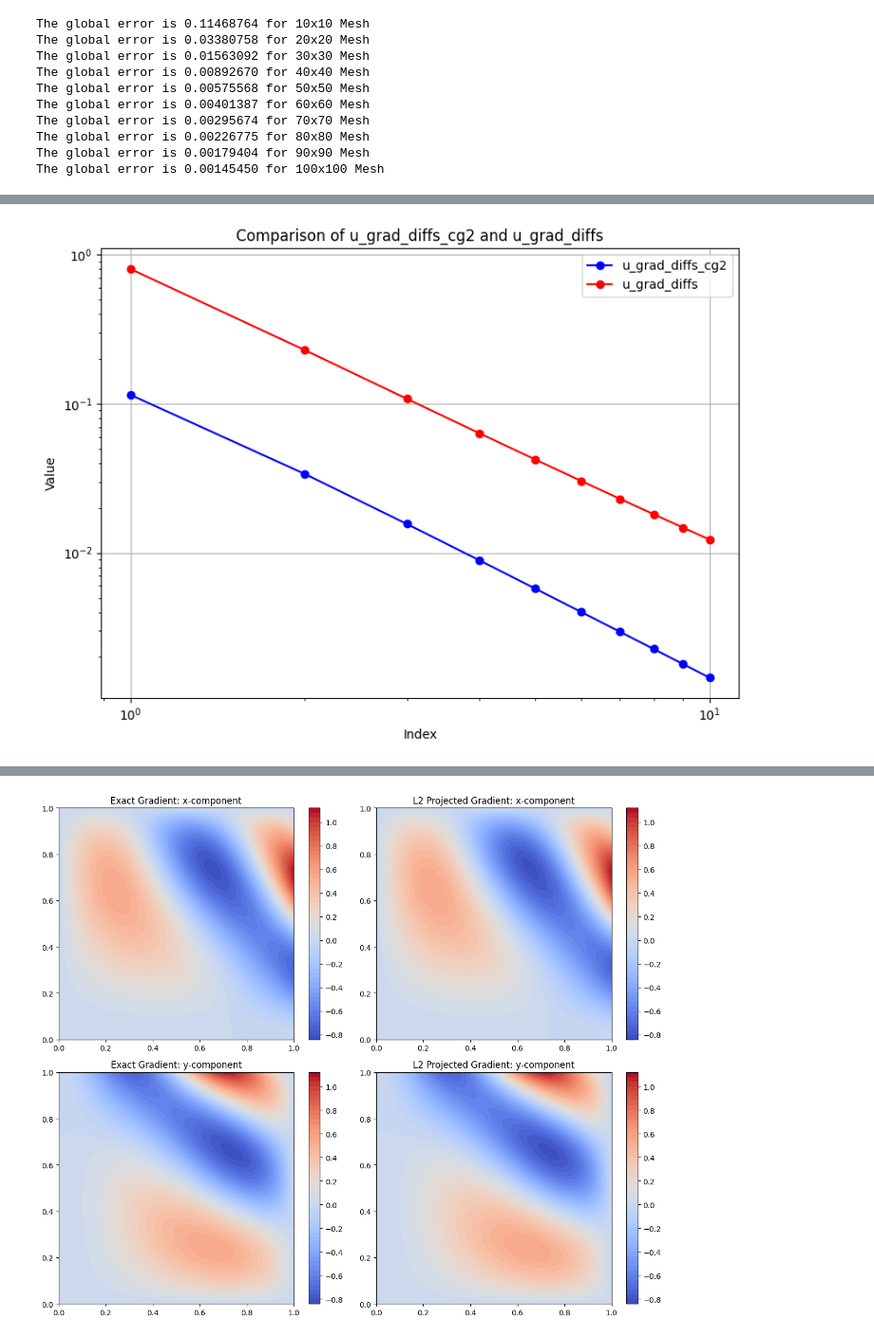
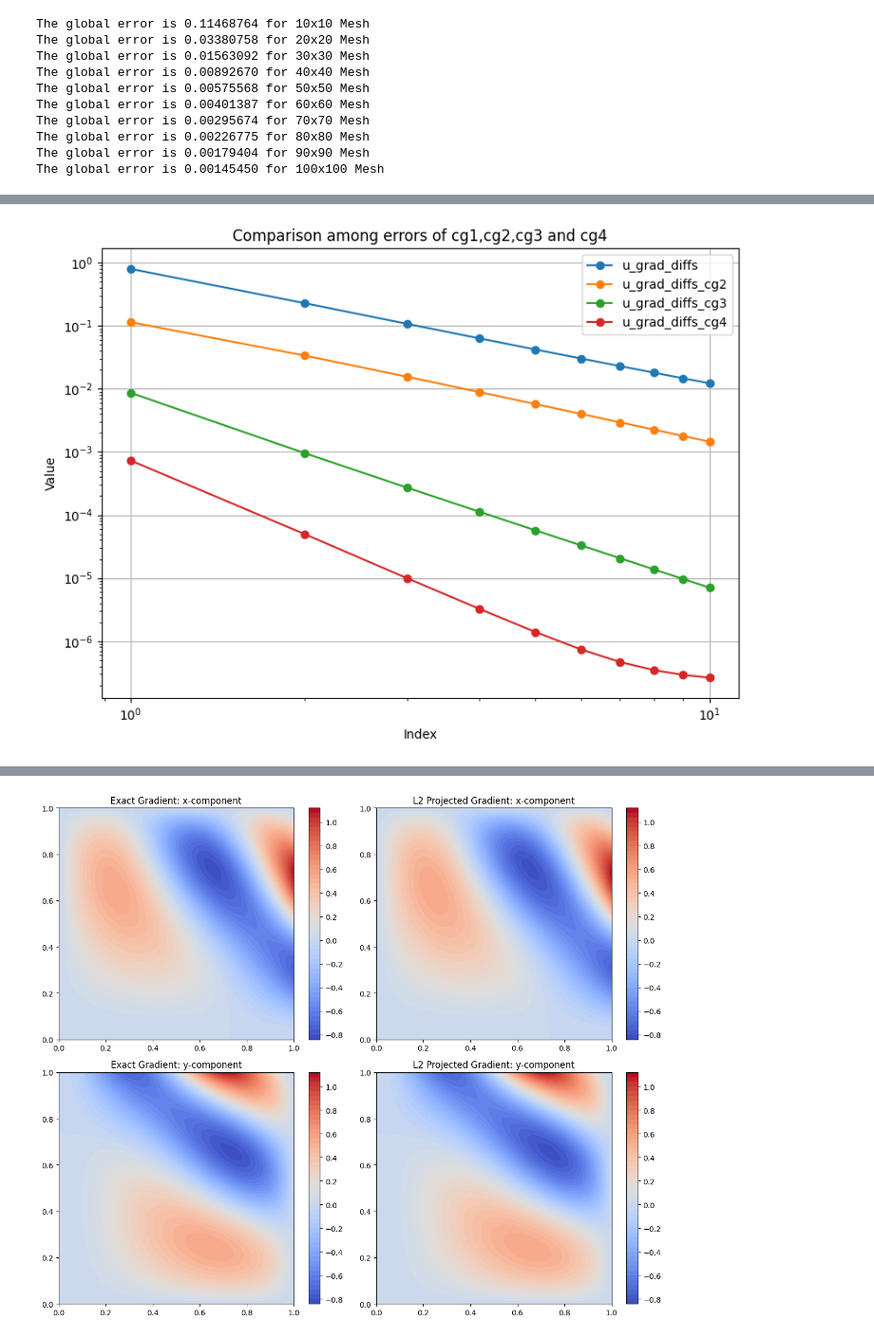
Before and after one commit to acse-yl1922/AdaptiveMeshML, a Jupyter notebook: demo4L2.ipynb, the cells around one changed output, grey strips where cells are left out. Shown: that part at 95% size. Drawn from its saved outputs; the diff is of its cells as text; code cells hidden in the pictures.

```diff
--- a/demo4L2.ipynb
+++ b/demo4L2.ipynb
@@ -58,10 +58,10 @@ class L2Projector:
             return self._l2_projector
         u_cts = TrialFunction(self.P1_vec)
         v_cts = TestFunction(self.P1_vec)
-        n = FacetNormal(mesh)
+        n = FacetNormal(self.mesh)
 
         # Domain interior
-        phi_grad_v_dx = self.phi_old*dot(v_cts, n)*ds-ufl.inner(self.phi_old, ufl.div(v_cts))*self.dx
+        phi_grad_v_dx = self.phi_old*dot(v_cts, n)*self.ds-ufl.inner(self.phi_old, ufl.div(v_cts))*self.dx
         a = ufl.inner(v_cts, u_cts)*self.dx
         L = phi_grad_v_dx
 
@@ -240,22 +344,24 @@ The global error is 0.00145450 for 100x100 Mesh
 # %%
 # Plotting
 # Assuming linear spacing for nodes/elements
 elements = np.linspace(1, 10, 10)
 plt.figure(figsize=(8, 6))
 
-plt.plot(elements, u_grad_diffs_cg2, '-o', label="u_grad_diffs_cg2", color="blue")
-plt.plot(elements, u_grad_diffs, '-o', label="u_grad_diffs", color="red")
+plt.plot(elements, u_grad_diffs, '-o', label="u_grad_diffs")
+plt.plot(elements, u_grad_diffs_cg2, '-o', label="u_grad_diffs_cg2")
+plt.plot(elements, u_grad_diffs_cg3, '-o', label="u_grad_diffs_cg3")
+plt.plot(elements, u_grad_diffs_cg4, '-o', label="u_grad_diffs_cg4")
 
 # Adding title and labels
-plt.title("Comparison of u_grad_diffs_cg2 and u_grad_diffs")
+plt.title("Comparison among errors of cg1,cg2,cg3 and cg4")
 plt.xlabel("Index")
 plt.ylabel("Value")
 plt.legend()
 plt.yscale("log")  # if you want a logarithmic scale for residuals
 plt.xscale("log")
 # Show plot
 plt.grid(True)
 plt.tight_layout()
 plt.show()
 # %% [output]
-[figure, old version]
+[figure, new version]
```
Also changed, not shown: parts of 22 cells of this notebook, 21 other files.
